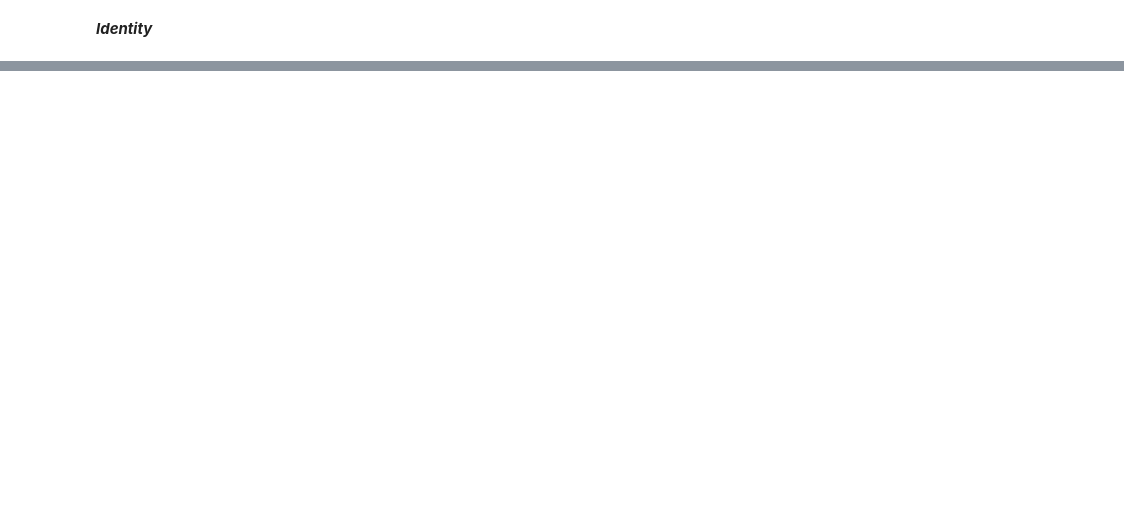
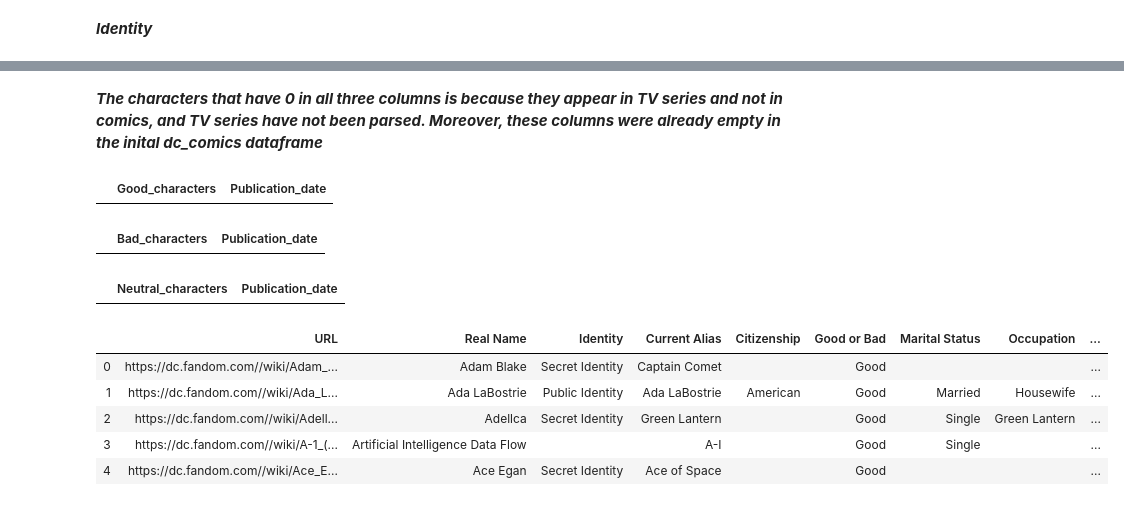
Before and after one commit to marvelous-comics/project_ADAELE, a Jupyter notebook: Marvellous Comics Notebook-Pilou.ipynb, the cells around one changed output, grey strips where cells are left out. Cells and saved outputs as stored; diff of their text form; code cells hidden in the pictures; blank space fills up the shorter version.

```diff
--- a/Marvellous Comics Notebook-Pilou.ipynb
+++ b/Marvellous Comics Notebook-Pilou.ipynb
@@ -625,0 +715,12 @@ dc_pers_df['Real Name'].value_counts()
+# %%
+#Create a dataframe centered on the bad characters
+bad = dc_comics[['Bad characters', 'Publication date']]
+bad = bad.reset_index(drop = True)
+bad.columns = ['Bad_characters', 'Publication_date']
+#Split the Bad characters one by one with the explode function (requires Pandas version >= 0.25)
+bad = bad.assign(Bad_characters = bad['Bad_characters'].str.split(', /')).explode('Bad_characters')
+#Replace the empty Bad_characters cells with Nan in order to drop them
+bad['Bad_characters'].replace('', np.nan, inplace=True)
+bad.dropna(subset=['Bad_characters'], inplace=True)
+bad = bad.reset_index(drop = True)
+bad.head(5)
@@ -625,0 +734,12 @@ dc_pers_df['Real Name'].value_counts()
+# %%
+#Create a dataframe centered on the neutral characters
+neutral = dc_comics[['Neutral characters', 'Publication date']]
+neutral = neutral.reset_index(drop = True)
+neutral.columns = ['Neutral_characters', 'Publication_date']
+#Split the Neutral characters one by one with the explode function (requires Pandas version >= 0.25)
+neutral = neutral.assign(Neutral_characters = neutral['Neutral_characters'].str.split(', /')).explode('Neutral_characters')
+#Replace the empty Neutral_characters cells with Nan in order to drop them
+neutral['Neutral_characters'].replace('', np.nan, inplace=True)
+neutral.dropna(subset=['Neutral_characters'], inplace=True)
+neutral = neutral.reset_index(drop = True)
+neutral.head(5)
@@ -625,0 +753,9 @@ dc_pers_df['Real Name'].value_counts()
+# %%
+#Create a list of the bad, good and neutral characters, and one on the DC characters
+goodList = list(good['Good_characters'])
+badList = list(bad['Bad_characters'])
+neutralList = list(neutral['Neutral_characters'])
+wiki_dc_pers_list = list(dc_pers_df['wiki_dc_pers'])
+#Find the shortest list for the search
+list_name = ['goodList','wiki_dc_pers_list']
+print('Shortest list is:',list_name[np.argmin([len(goodList), len(wiki_dc_pers_list), len(badList), len(neutralList)])])
@@ -625,0 +808,6 @@ dc_pers_df['Real Name'].value_counts()
+# %%
+print(len(good_count))
+print(np.shape(publicationList))
+zippedList =  list(zip(wiki_dc_pers_list, good_count, bad_count, neutral_count, publicationList))
+df_pers_final = pd.DataFrame(zippedList, columns = ['wiki_dc_pers' , 'Good_count', 'Bad_count', 'Neutral_count', 'Dates'])
+df_pers_final.head(50)
@@ -625,0 +834,25 @@ dc_pers_df['Real Name'].value_counts()
+# %% [markdown]
+***The characters that have 0 in all three columns is because they appear in TV series and not in comics, and TV series have not been parsed. Moreover, these columns were already empty in the inital dc_comics dataframe***
+# %%
+good.loc[good['Good_characters']=='wiki/Adam_Strange_(Krypton_TV_Series)']
+# %% [output]
+|  | Good_characters | Publication_date |
+# %%
+bad.loc[bad['Bad_characters']=='wiki/Adam_Strange_(Krypton_TV_Series)']
+# %% [output]
+|  | Bad_characters | Publication_date |
+# %%
+neutral.loc[neutral['Neutral_characters']=='wiki/Adam_Strange_(Krypton_TV_Series)']
+# %% [output]
+|  | Neutral_characters | Publication_date |
+# %%
+#Merge the df_pers_final dataframe with the dc_pers_df dataframe on the wiki_dc_pers column
+dc_pers_df = dc_pers_df.merge(df_pers_final, on='wiki_dc_pers')
+dc_pers_df.head(5)
+# %% [output]
+|  | URL | Real Name | Identity | Current Alias | Citizenship | Good or Bad | Marital Status | Occupation | ... |
+| 0 | https://dc.fandom.com//wiki/Adam_... | Adam Blake | Secret Identity | Captain Comet |  | Good |  |  | ... |
+| 1 | https://dc.fandom.com//wiki/Ada_L... | Ada LaBostrie | Public Identity | Ada LaBostrie | American | Good | Married | Housewife | ... |
+| 2 | https://dc.fandom.com//wiki/Adell... | Adellca | Secret Identity | Green Lantern |  | Good | Single | Green Lantern | ... |
+| 3 | https://dc.fandom.com//wiki/A-1_(... | Artificial Intelligence Data Flow |  | A-I |  | Good | Single |  | ... |
+| 4 | https://dc.fandom.com//wiki/Ace_E... | Ace Egan | Secret Identity | Ace of Space |  | Good |  |  | ... |
```
Also changed, not shown: parts of 22 cells of this notebook.
